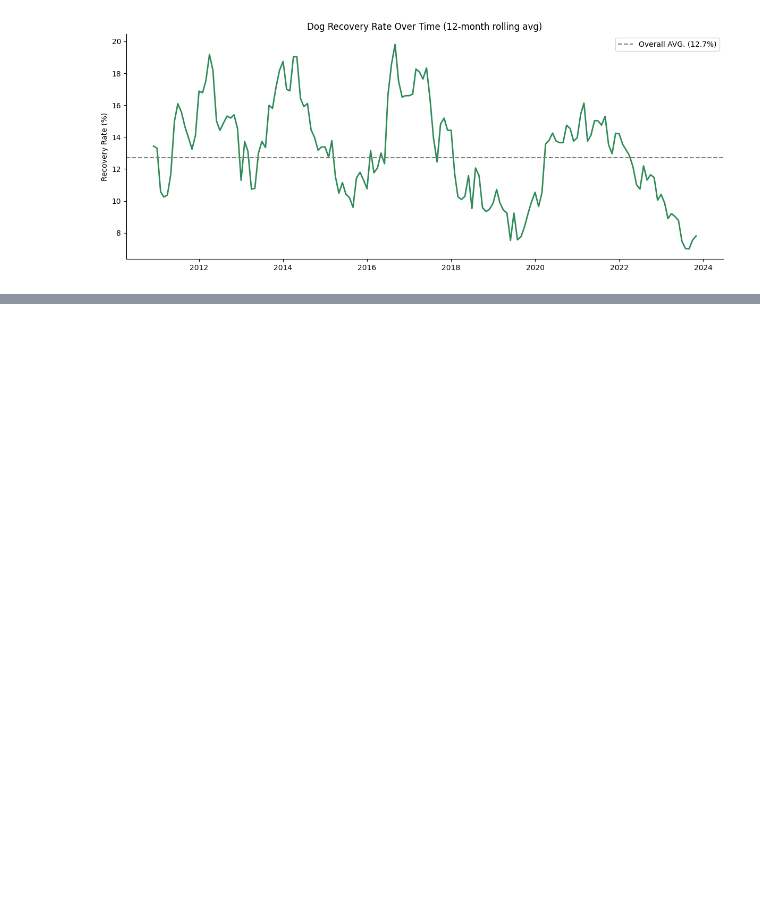
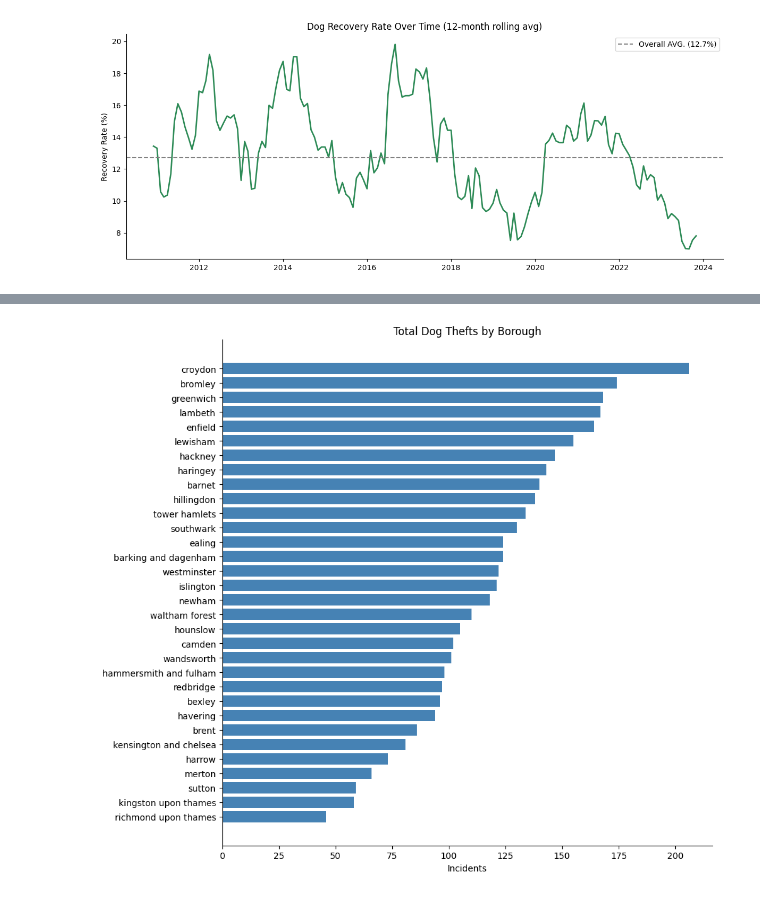
Before and after one commit to sam-maceoghain/dog_theft_london, a Jupyter notebook: 3. EDA.ipynb, the cells around one changed output, grey strips where cells are left out. Cells and saved outputs as stored; diff of their text form; code cells hidden in the pictures; blank space fills up the shorter version.

```diff
--- a/3. EDA.ipynb
+++ b/3. EDA.ipynb
@@ -182,0 +181,8 @@ plt.show()
+# %%
+# Thefts / Recovery %
+borough_stats = df.groupby('borough').agg(thefts=('recovered', 'count'),
+                                          recovery_rate=('recovered', 'mean')
+                                         ).sort_values('thefts', ascending=True).reset_index()
+
+# View Top 10
+display(borough_stats.tail(10))
@@ -182,0 +201,16 @@ plt.show()
+# %%
+#
+fig, ax = plt.subplots(figsize=(10, 9))
+
+# BarH
+ax.barh(borough_stats['borough'], borough_stats['thefts'], color='steelblue')
+
+#
+ax.set_title('Total Dog Thefts by Borough')
+ax.set_xlabel('Incidents')
+
+#
+plt.tight_layout()
+plt.show()
+# %% [output]
+[figure, added]
```
Also changed, not shown: parts of 6 cells of this notebook.
